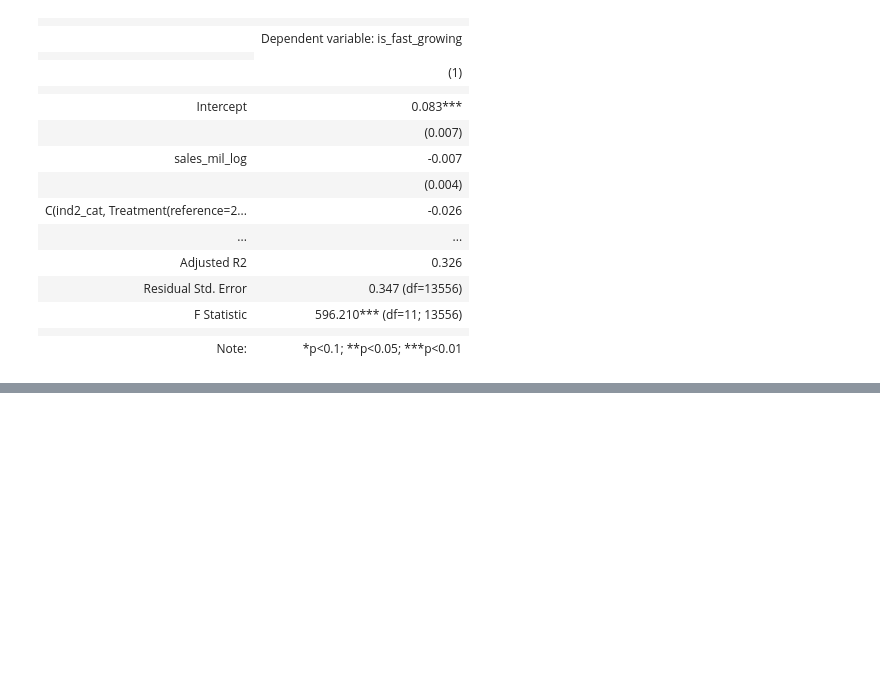
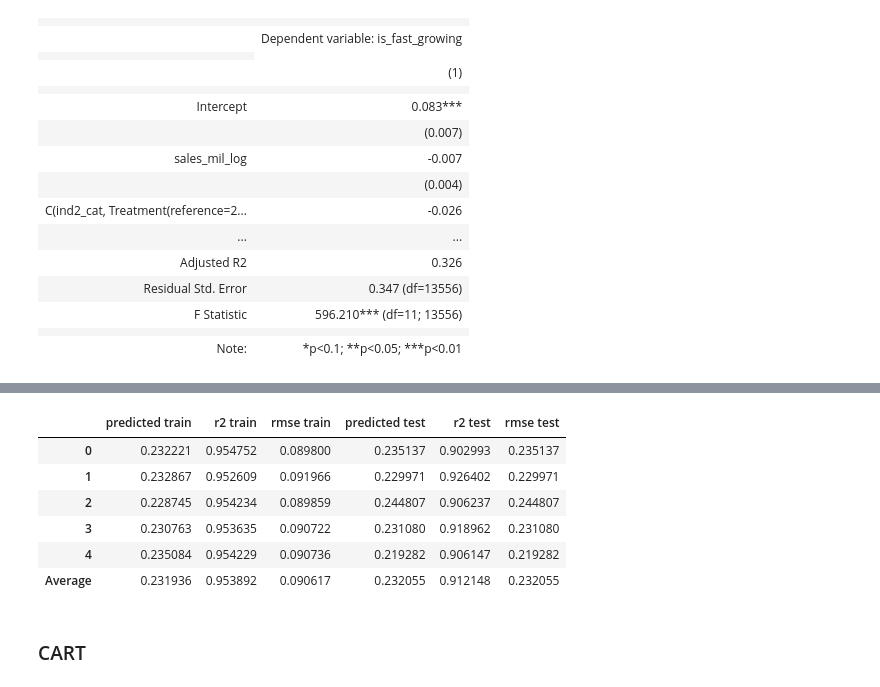
Before and after one commit to 4mbrus/Data-Analysis-3, a Jupyter notebook: Assignment 2/assignment_2.ipynb, the cells around one changed output, grey strips where cells are left out. Saved outputs shown, nothing was run; the diff lists cells and outputs as text; code cells hidden in the pictures; blank space fills up the shorter version.

```diff
--- a/Assignment 2/assignment_2.ipynb
+++ b/Assignment 2/assignment_2.ipynb
@@ -205,0 +361,28 @@ k = KFold(n_splits=5, shuffle=True, random_state=None)
+# %%
+# Watch out, this takes 10 minutes to run!
+
+rmse_rf_test, r2_rf_test = [], []
+rmse_rf_train, r2_rf_train = [], []
+pred_rf_test, pred_rf_train = [], []
+
+k = KFold(n_splits=5, shuffle=True, random_state=42)
+
+for train_index, test_index in k.split(rfvars):
+
+    X_train, X_test = rfvars.iloc[train_index], rfvars.iloc[test_index]
+    y_train, y_test = y.iloc[train_index], y.iloc[test_index]
+
+    ### Random Forest Model ###
+    rf_mod = rf_random.fit(X_train, y_train)
+
+    y_pred_test = rf_mod.predict(X_test)
+    y_pred_train = rf_mod.predict(X_train)
+
+    pred_rf_test.append(y_pred_test.mean())
+    pred_rf_train.append(y_pred_train.mean())
+
+    rmse_rf_test.append(np.sqrt(mean_squared_error(y_test, y_pred_test)))
+    r2_rf_test.append(r2_score(y_test, y_pred_test))
+
+    rmse_rf_train.append(np.sqrt(mean_squared_error(y_train, y_pred_train)))
+    r2_rf_train.append(r2_score(y_train, y_pred_train))
@@ -205,0 +407,21 @@ k = KFold(n_splits=5, shuffle=True, random_state=None)
+# %%
+results_rf_mod = {
+        "predicted train": pred_rf_train,
+        "r2 train": r2_rf_train,
+        "rmse train": rmse_rf_train,
+        "predicted test": pred_rf_test,
+        "r2 test": r2_rf_test,
+        "rmse test": pred_rf_test
+    }
+results_rf_mod = pd.concat([pd.DataFrame(results_rf_mod), pd.DataFrame(pd.DataFrame(results_rf_mod).mean(), columns=["Average"]).T])
+results_rf_mod
+# %% [output]
+|  | predicted train | r2 train | rmse train | predicted test | r2 test | rmse test |
+| 0 | 0.232221 | 0.954752 | 0.089800 | 0.235137 | 0.902993 | 0.235137 |
+| 1 | 0.232867 | 0.952609 | 0.091966 | 0.229971 | 0.926402 | 0.229971 |
+| 2 | 0.228745 | 0.954234 | 0.089859 | 0.244807 | 0.906237 | 0.244807 |
+| 3 | 0.230763 | 0.953635 | 0.090722 | 0.231080 | 0.918962 | 0.231080 |
+| 4 | 0.235084 | 0.954229 | 0.090736 | 0.219282 | 0.906147 | 0.219282 |
+| Average | 0.231936 | 0.953892 | 0.090617 | 0.232055 | 0.912148 | 0.232055 |
+# %% [markdown]
+### CART
```
Also changed, not shown: parts of 25 cells of this notebook.
